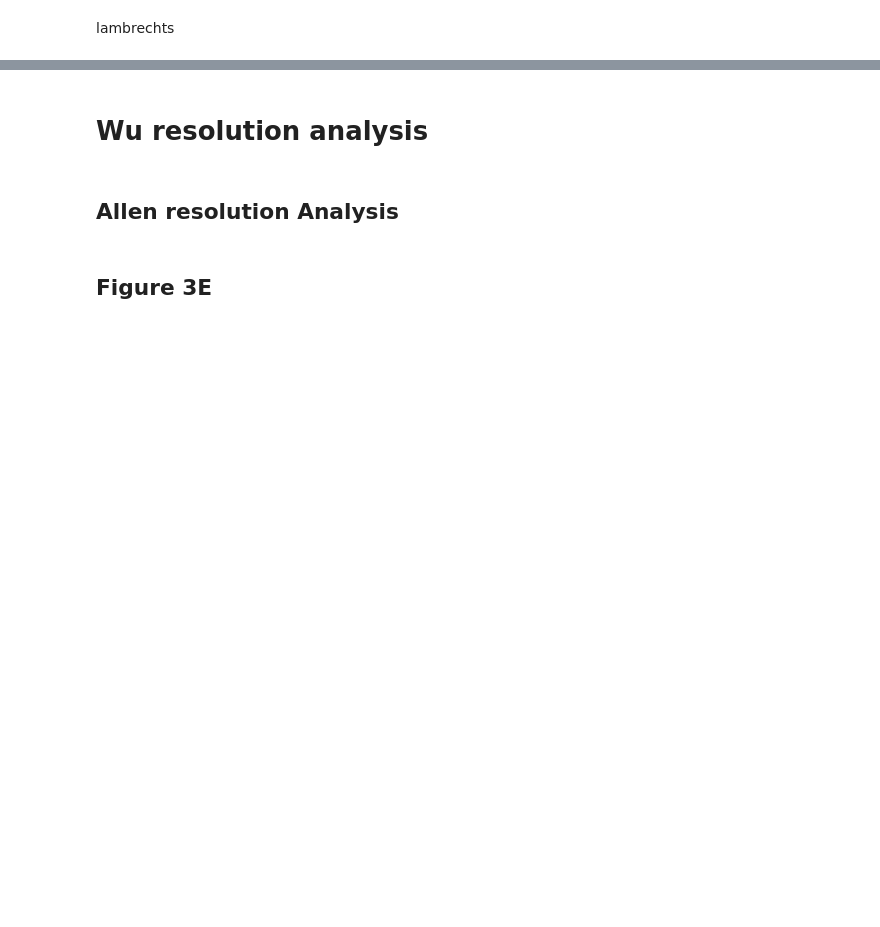
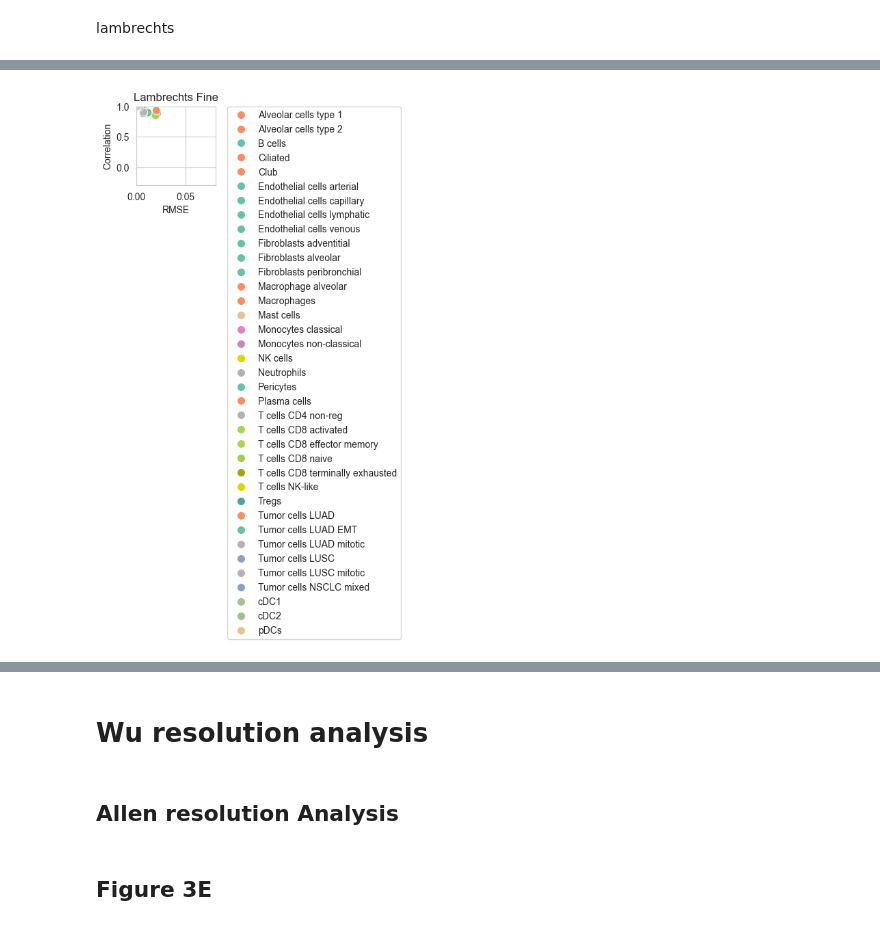
Before and after one commit to ComputationalBiomedicineGroup/rectangle_paper, a Jupyter notebook: notebooks/figure_3.ipynb, the cells around one changed output, grey strips where cells are left out. Drawn from its saved outputs; the diff is of its cells as text; code cells hidden in the pictures; blank space fills up the shorter version.

Commit message:
granularity lambrech

```diff
--- a/notebooks/figure_3.ipynb
+++ b/notebooks/figure_3.ipynb
@@ -1067,0 +407,4 @@ lambrechts_normal_estimations[1]
+# %%
+annotations_normal =pd.read_csv(lambrechts_folder + '/lambrechts_annotations_normal.csv', index_col=0).squeeze()
+annotations_coarse = pd.read_csv(lambrechts_folder + '/lambrechts_annotations_coarse.csv', index_col=0).squeeze()
+annotations_fine = pd.read_csv(lambrechts_folder + '/lambrechts_annotations_fine.csv', index_col=0).squeeze()
@@ -1067,0 +425,14 @@ lambrechts_normal_estimations[1]
+# %%
+
+lambrechts_adata = anndata.AnnData(X=lambrechts_counts.T, obs=annotations_coarse.to_frame(name="cell_type"))
+for i in range(1,6):
+    bulks = pd.read_csv(lambrechts_folder + f'/replicate_{i}/lambrechts_resolution_analysis_sim_tpm.csv', index_col=0)
+    estimations, signature = rp.rectangle(lambrechts_adata, bulks.T)
+    estimations.to_csv(lambrechts_folder + f'/replicate_{i}/estimations_coarse.csv')
+# %%
+
+lambrechts_adata = anndata.AnnData(X=lambrechts_counts.T, obs=annotations_normal.to_frame(name="cell_type"))
+for i in range(1,6):
+    bulks = pd.read_csv(lambrechts_folder + f'/replicate_{i}/lambrechts_resolution_analysis_sim_tpm.csv', index_col=0)
+    estimations, signature = rp.rectangle(lambrechts_adata, bulks.T)
+    estimations.to_csv(lambrechts_folder + f'/replicate_{i}/estimations_normal.csv')
@@ -1106,6 +612,11 @@ for i in range(5):
     lambrechts_true = lambrechts_normal_true[i]
     lambrechts_estimation = lambrechts_normal_estimations[i].T
     lambrechts_estimation.index = lambrechts_estimation.index.map(lambda x: str(x).replace("_", " "))
+    lambrechts_estimation = lambrechts_estimation[lambrechts_estimation.index != "Tregs"]
+    # macrophae is macrophage and macrophage alveolar  summed then remove macrophage alveolar
+    lambrechts_true = lambrechts_true.T
+    lambrechts_true["Macrophages"] = lambrechts_true["Macrophages"] + lambrechts_true["Macrophage alveolar"]
+    lambrechts_true = lambrechts_true.T
     lambrechts_true = lambrechts_true[lambrechts_true.index != "Macrophage alveolar"]
 
     # sort columns and index to match
@@ -1124,6 +635,9 @@ for i in range(5):
     lambrechts_estimation = lambrechts_coarse_estimations[i].T
     # sort columns and index to match
     lambrechts_estimation.index = lambrechts_estimation.index.map(lambda x: str(x).replace("_", " "))
+    lambrechts_true = lambrechts_true.T
+    lambrechts_true["Macrophages-Monocytes"] = lambrechts_true["Macrophages-Monocytes"] + lambrechts_true["Macrophage alveolar"]
+    lambrechts_true = lambrechts_true.T
     lambrechts_true = lambrechts_true[lambrechts_true.index != "Macrophage alveolar"]
     lambrechts_true = lambrechts_true.sort_index().sort_index(axis=1)
     lambrechts_estimation = lambrechts_estimation.sort_index().sort_index(axis=1)
@@ -1302,33 +824,54 @@ cell_palette.update({
     'Myeloid_c10_Macrophage_1_EGR1': '#FC8D62',     # macrophage family
     'Myeloid_c9_Macrophage_2_CXCL10': '#FC8D62',    # macrophage family
     'Myeloid_c1_LAM1_FABP5': '#FC8D62',             # macrophage-like (LAM)
     'Myeloid_c2_LAM2_APOE': '#FC8D62',              # macrophage-like (LAM)
 
     # ---- CAF subclusters ----
     'CAFs_Transitioning_s3': '#66C2A5',
     'CAFs_MSC_iCAF-like_s1': '#66C2A5',
     'CAFs_MSC_iCAF-like_s2': '#66C2A5',
     'CAFs_myCAF_like_s4': '#66C2A5',
     'CAFs_myCAF_like_s5': '#66C2A5',
 
     # ---- PVL subclusters ----
     'PVL_Immature_s1': '#FC8D62',
     'PVL_Immature_s2': '#FC8D62',
     'PVL_Differentiated_s3': '#FC8D62',
+    # Lambrechts fine labels with spaces
+    'Tumor cells NSCLC mixed': '#8DA0CB',
+    'Tumor cells LUSC': '#8DA0CB',
+    'Alveolar cells type 2': '#FC8D62',
+    'Tumor cells LUSC mitotic': '#B3B3B3',
+    'Tumor cells LUAD': '#FC8D62',
+    'Endothelial cells lymphatic': '#66C2A5',
+    'Fibroblasts alveolar': '#66C2A5',
+    'Macrophage alveolar': '#FC8D62',
+    'Fibroblasts peribronchial': '#66C2A5',
+    'Fibroblasts adventitial': '#66C2A5',
+    'Endothelial cells arterial': '#66C2A5',
+    'Tumor cells LUAD EMT': '#66C2A5',
+    'Alveolar cells type 1': '#FC8D62',
+    'T cells CD8 terminally exhausted': '#A0A410',
+    'T cells CD8 effector memory': '#A6D854',
+    'Endothelial cells venous': '#66C2A5',
+    'Endothelial cells capillary': '#66C2A5',
+    'Tumor cells LUAD mitotic': '#B3B3B3',
 })
 sns.set_style("whitegrid")
 plt.figure(figsize=(1.5, 1.5))
 # set y lim from 0 to 1
 plt.xlim(0, 0.08)
 plt.ylim(-0.3, 1)
 sns.scatterplot(data=lambrechts_fine_r_cell_avg.to_frame(name='Correlation').join(lambrechts_fine_rsme_cell_avg.to_frame(name='RMSE')), x='RMSE', y='Correlation', hue=lambrechts_fine_r_cell_avg.index, s=75, palette=cell_palette)
 plt.title('Lambrechts Fine')
 #legend in two rows
 plt.legend(bbox_to_anchor=(1.15, 1), loc=2, borderaxespad=0., ncol=1)
 #tight layout
 #save the whole figure
 plt.savefig('../figures/3d_scatter_lambrechts_fine.pdf', bbox_inches='tight')
 plt.show()
+# %% [output]
+[figure, added]
 # %%
 cell_palette.update({
     'CAFs': '#66C2A5',               # stromal/CAF family
```
Also changed, not shown: parts of 24 cells of this notebook, 25 other files.
